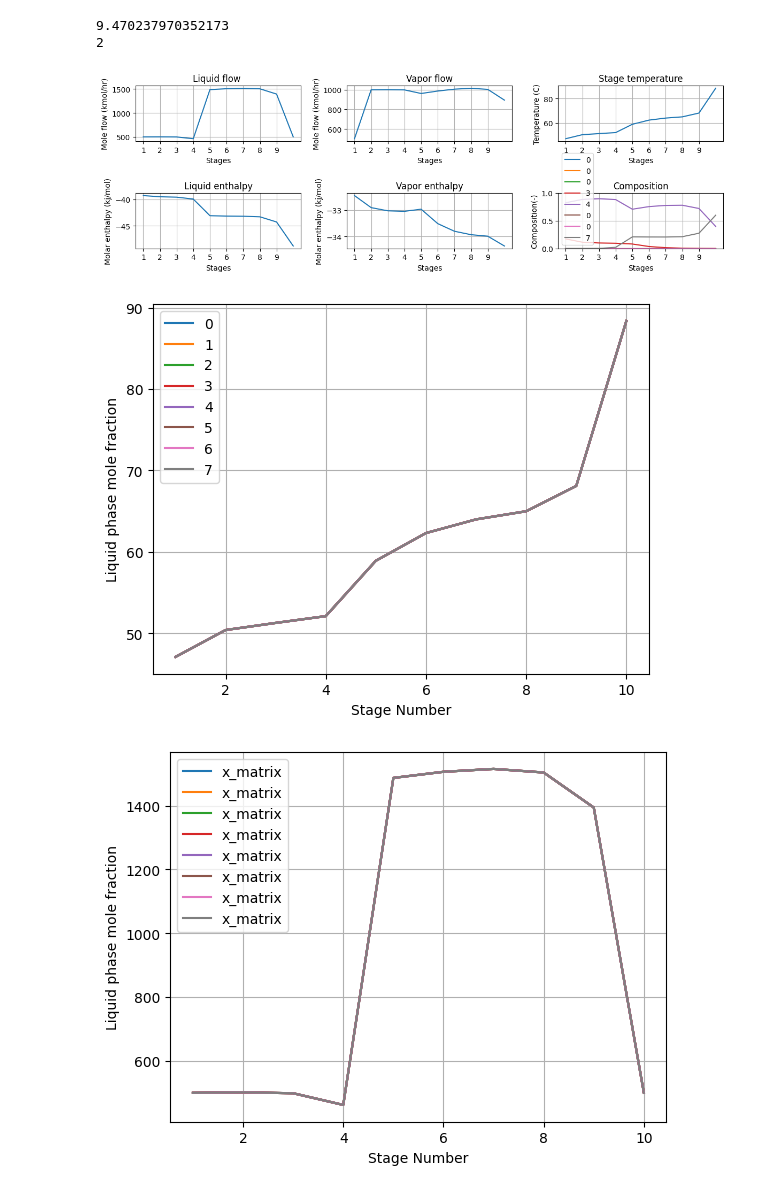
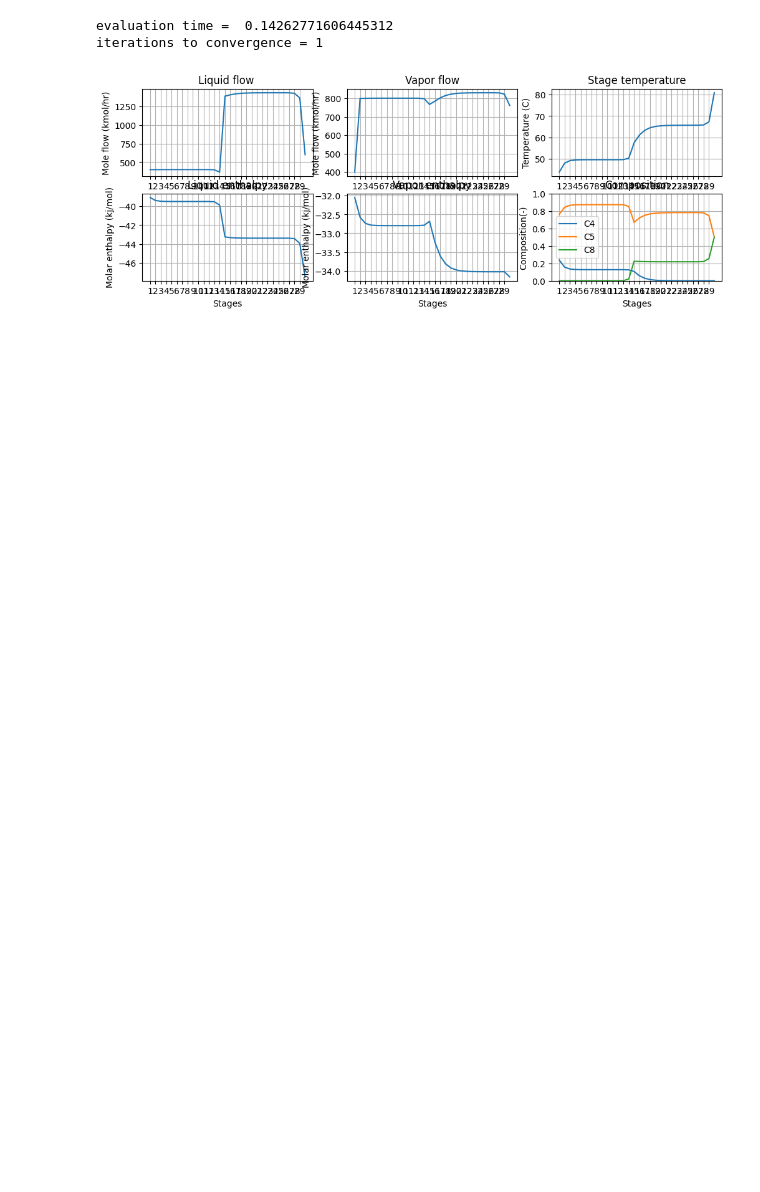
Before and after one commit to tigokok/equdist, a Jupyter notebook: tutorial.ipynb, the cells around one changed output. Cells and saved outputs as stored; diff of their text form; code cells hidden in the pictures; blank space fills up the shorter version.

```diff
--- a/tutorial.ipynb
+++ b/tutorial.ipynb
@@ -8,39 +5,40 @@
 # %%
 import jax.numpy as jnp
 from time import time
 from jax import jit, vmap
 import matplotlib.pyplot as plt
 from NR_model_test.plot_generation import plot_function
 from NR_model_test.NR_model import inside_simulation as simulation
 from NR_model_test.NR_model import initialize
-from NR_model_test.NR_model import initialize
+from NR_model_test.NR_model import condensor_duty
 import os
 
 state_init= initialize()
 zf = jnp.array([0., 0., 0., 0.2, 0.5, 0., 0., 0.3])
 zf = zf/jnp.sum(zf)
+iterations = 0
+st = time()
 
-st = time()
 state, iterations, res = jit(simulation)(
     state=state_init,
-    nstages=jnp.array(10, dtype=int),
-    feedstage=jnp.array(5, dtype=int),
+    nstages=jnp.array(30, dtype=int),
+    feedstage=jnp.array(15, dtype=int),
     pressure=jnp.array(2.0, dtype=float),
     feed=jnp.array(1000.0, dtype=float),
     z=jnp.array(zf, dtype=float),
-    distillate=jnp.array(500, dtype=float),
-    rr=jnp.array(1, dtype=float)
+    distillate=jnp.array(400, dtype=float),
+    rr=jnp.array(1, dtype=float),
+    specs=False
 )
 
-print(time()-st)
-print(iterations)
+
+print('evaluation time = ', time()-st)
+print('iterations to convergence =', iterations)
 plot_function(jnp.arange(1, state.Nstages+1), state.L[0:state.Nstages], state.V[0:state.Nstages], state.temperature[0:state.Nstages], state.Hliq[0:state.Nstages], state.Hvap[0:state.Nstages], state.X[jnp.where(zf != 0, jnp.arange(0, len(zf)), 0), 0:state.Nstages], state.Y[jnp.where(zf != 0, jnp.arange(0, len(zf)), 0), 0:state.Nstages], jnp.where(zf != 0, jnp.arange(0, len(zf)), 0))
 #plot_function(jnp.arange(1, state.Nstages[0]+1), state.L[0, 0:state.Nstages[0]], state.V[0, 0:state.Nstages[0]], state.temperature[0, 0:state.Nstages[0]], state.Hliq[0, 0:state.Nstages[0]], state.Hvap[0, 0:state.Nstages[0]], state.X[0, jnp.where(zf != 0, jnp.arange(0, len(zf)), 0), 0:state.Nstages[0]], state.Y[0, jnp.where(zf != 0, jnp.arange(0, len(zf)), 0), 0:state.Nstages[0]], jnp.where(zf != 0, jnp.arange(0, len(zf)), 0))
 
 plt.show()
 # %% [output]
-9.470237970352173
-2
+evaluation time =  0.14262771606445312
+iterations to convergence = 1
-[figure, old version]
+[figure, new version]
-[figure, removed]
-[figure, removed]
```
Also changed, not shown: parts of 1 cell of this notebook.
